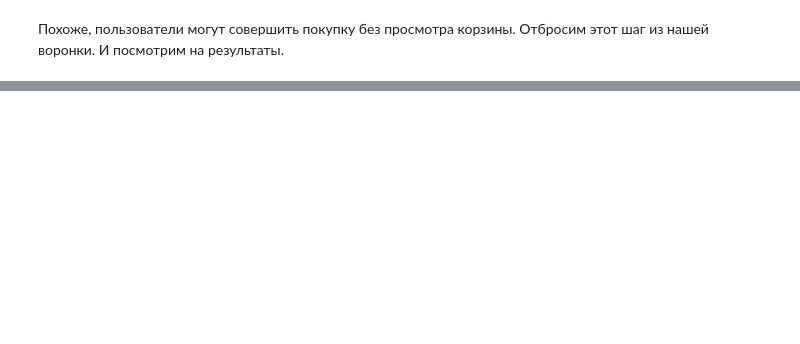
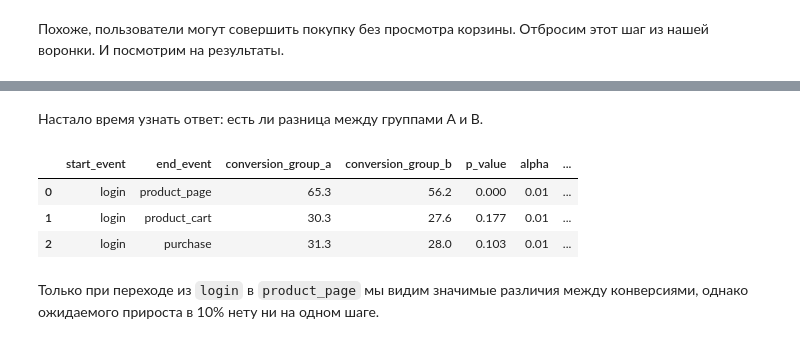
Before and after one commit to mskhmelik/prj_ab_test, a Jupyter notebook: prj_ab_test.ipynb, the cells around one changed output, grey strips where cells are left out. Saved outputs shown, nothing was run; the diff lists cells and outputs as text; code cells hidden in the pictures; blank space fills up the shorter version.

Commit message:
modified:   prj_ab_test.ipynb addedL      a/b test process and conclusions

```diff
--- a/prj_ab_test.ipynb
+++ b/prj_ab_test.ipynb
@@ -525,0 +545,26 @@ fig.show()
+# %%
+def fun_get_p_value(start_count: list, end_count: list, alpha: float) -> float:
+    """
+    This function output p-value of a Z-test for conversions of 2 samples.
+
+    Args:
+        start_count (list): list of starting values.
+        end_count (list): list of values after an event.
+        alpha (float): statistical significance
+
+    Returns:
+        p-value: p-value of a test
+    """
+
+    p1 = end_count[0] / start_count[0]
+    p2 = end_count[1] / start_count[1]
+
+    p_combined = (end_count[0] + end_count[1]) / (start_count[0] + start_count[1])
+    difference = p1 - p2
+
+    z_value = difference / mth.sqrt(p_combined * (1 - p_combined) * (1 / start_count[0] + 1 / start_count[1]))
+
+    distribution = st.norm(0, 1)
+    p_value = (1 - distribution.cdf(abs(z_value))) * 2
+
+    return p_value
@@ -525,0 +637,11 @@ fig.show()
+# %% [markdown]
+Настало время узнать ответ: есть ли разница между группами A и B.
+# %%
+display(fun_get_hypothesis_results(pvt_funnel, 'group_a', 'group_b', 0.01))
+# %% [output]
+|  | start_event | end_event | conversion_group_a | conversion_group_b | p_value | alpha | ... |
+| 0 | login | product_page | 65.3 | 56.2 | 0.000 | 0.01 | ... |
+| 1 | login | product_cart | 30.3 | 27.6 | 0.177 | 0.01 | ... |
+| 2 | login | purchase | 31.3 | 28.0 | 0.103 | 0.01 | ... |
+# %% [markdown]
+Только при переходе из `login` в `product_page` мы видим значимые различия между конверсиями, однако ожидаемого прироста в 10% нету ни на одном шаге.
```
Also changed, not shown: parts of 10 cells of this notebook.
